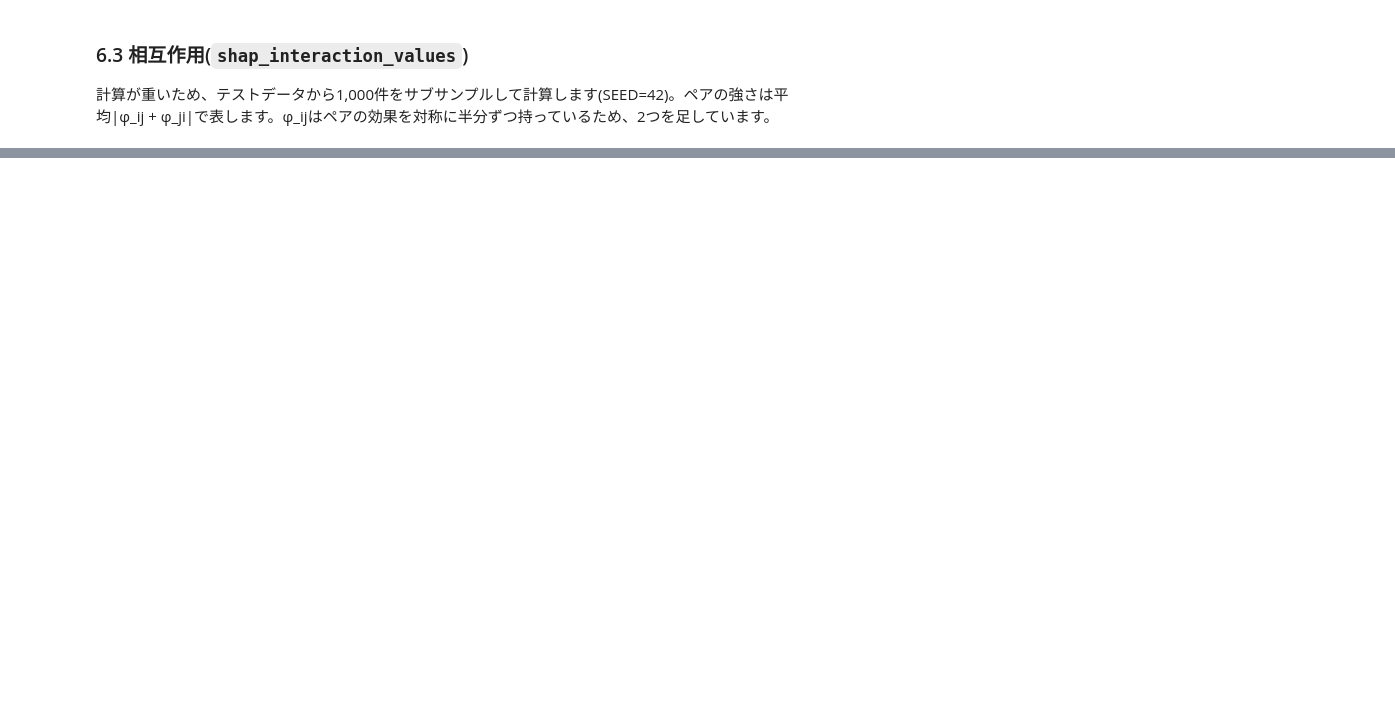
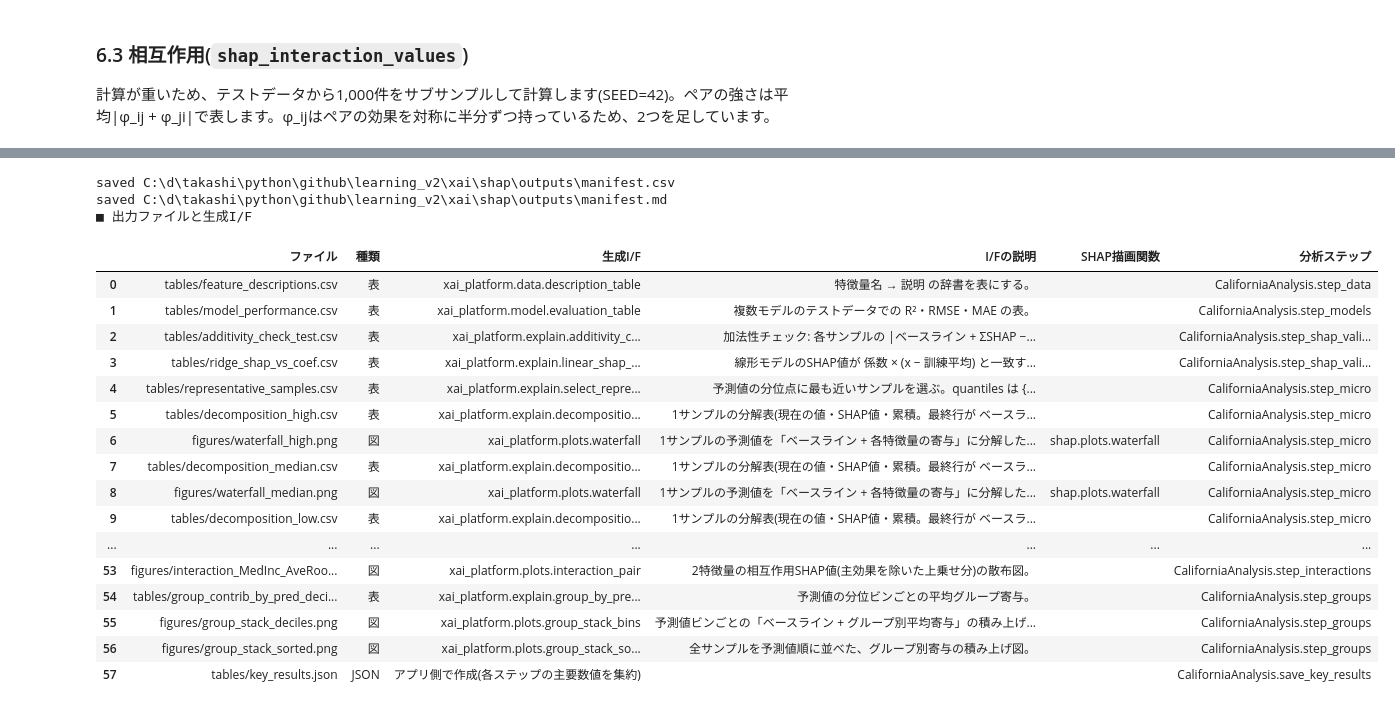
Before and after one commit to takashisuo/learning, a Jupyter notebook: xai/shap/notebooks/shap_decomposition.ipynb, the cells around one changed output, grey strips where cells are left out. Drawn from its saved outputs; the diff is of its cells as text; code cells hidden in the pictures; blank space fills up the shorter version.

```diff
--- a/xai/shap/notebooks/shap_decomposition.ipynb
+++ b/xai/shap/notebooks/shap_decomposition.ipynb
@@ -457,0 +387,23 @@ saved C:\d\takashi\python\github\learning_v2\xai\shap\outputs\tables\key_results
+# %%
+A.save_manifest().show()
+# %% [output]
+saved C:\d\takashi\python\github\learning_v2\xai\shap\outputs\manifest.csv
+saved C:\d\takashi\python\github\learning_v2\xai\shap\outputs\manifest.md
+■ 出力ファイルと生成I/F
+|  | ファイル | 種類 | 生成I/F | I/Fの説明 | SHAP描画関数 | 分析ステップ |
+| 0 | tables/feature_descriptions.csv | 表 | xai_platform.data.description_table | 特徴量名 → 説明 の辞書を表にする。 |  | CaliforniaAnalysis.step_data |
+| 1 | tables/model_performance.csv | 表 | xai_platform.model.evaluation_table | 複数モデルのテストデータでの R²・RMSE・MAE の表。 |  | CaliforniaAnalysis.step_models |
+| 2 | tables/additivity_check_test.csv | 表 | xai_platform.explain.additivity_c... | 加法性チェック: 各サンプルの |ベースライン + ΣSHAP −... |  | CaliforniaAnalysis.step_shap_vali... |
+| 3 | tables/ridge_shap_vs_coef.csv | 表 | xai_platform.explain.linear_shap_... | 線形モデルのSHAP値が 係数 × (x − 訓練平均) と一致す... |  | CaliforniaAnalysis.step_shap_vali... |
+| 4 | tables/representative_samples.csv | 表 | xai_platform.explain.select_repre... | 予測値の分位点に最も近いサンプルを選ぶ。quantiles は {... |  | CaliforniaAnalysis.step_micro |
+| 5 | tables/decomposition_high.csv | 表 | xai_platform.explain.decompositio... | 1サンプルの分解表(現在の値・SHAP値・累積。最終行が ベースラ... |  | CaliforniaAnalysis.step_micro |
+| 6 | figures/waterfall_high.png | 図 | xai_platform.plots.waterfall | 1サンプルの予測値を「ベースライン + 各特徴量の寄与」に分解した... | shap.plots.waterfall | CaliforniaAnalysis.step_micro |
+| 7 | tables/decomposition_median.csv | 表 | xai_platform.explain.decompositio... | 1サンプルの分解表(現在の値・SHAP値・累積。最終行が ベースラ... |  | CaliforniaAnalysis.step_micro |
+| 8 | figures/waterfall_median.png | 図 | xai_platform.plots.waterfall | 1サンプルの予測値を「ベースライン + 各特徴量の寄与」に分解した... | shap.plots.waterfall | CaliforniaAnalysis.step_micro |
+| 9 | tables/decomposition_low.csv | 表 | xai_platform.explain.decompositio... | 1サンプルの分解表(現在の値・SHAP値・累積。最終行が ベースラ... |  | CaliforniaAnalysis.step_micro |
+| ... | ... | ... | ... | ... | ... | ... |
+| 53 | figures/interaction_MedInc_AveRoo... | 図 | xai_platform.plots.interaction_pair | 2特徴量の相互作用SHAP値(主効果を除いた上乗せ分)の散布図。 |  | CaliforniaAnalysis.step_interactions |
+| 54 | tables/group_contrib_by_pred_deci... | 表 | xai_platform.explain.group_by_pre... | 予測値の分位ビンごとの平均グループ寄与。 |  | CaliforniaAnalysis.step_groups |
+| 55 | figures/group_stack_deciles.png | 図 | xai_platform.plots.group_stack_bins | 予測値ビンごとの「ベースライン + グループ別平均寄与」の積み上げ... |  | CaliforniaAnalysis.step_groups |
+| 56 | figures/group_stack_sorted.png | 図 | xai_platform.plots.group_stack_so... | 全サンプルを予測値順に並べた、グループ別寄与の積み上げ図。 |  | CaliforniaAnalysis.step_groups |
+| 57 | tables/key_results.json | JSON | アプリ側で作成(各ステップの主要数値を集約) |  |  | CaliforniaAnalysis.save_key_results |
```
Also changed, not shown: parts of 29 cells of this notebook, 20 other files.
